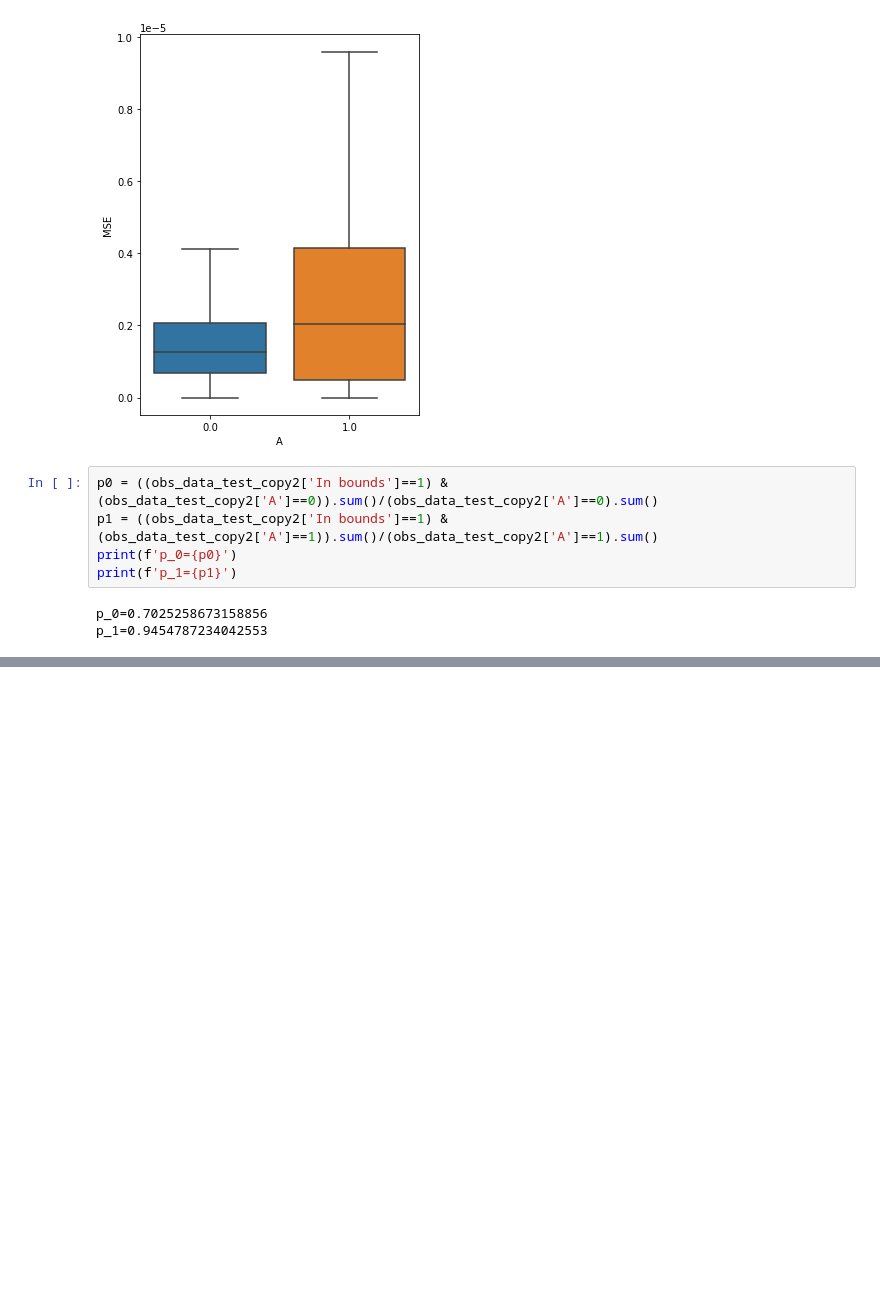
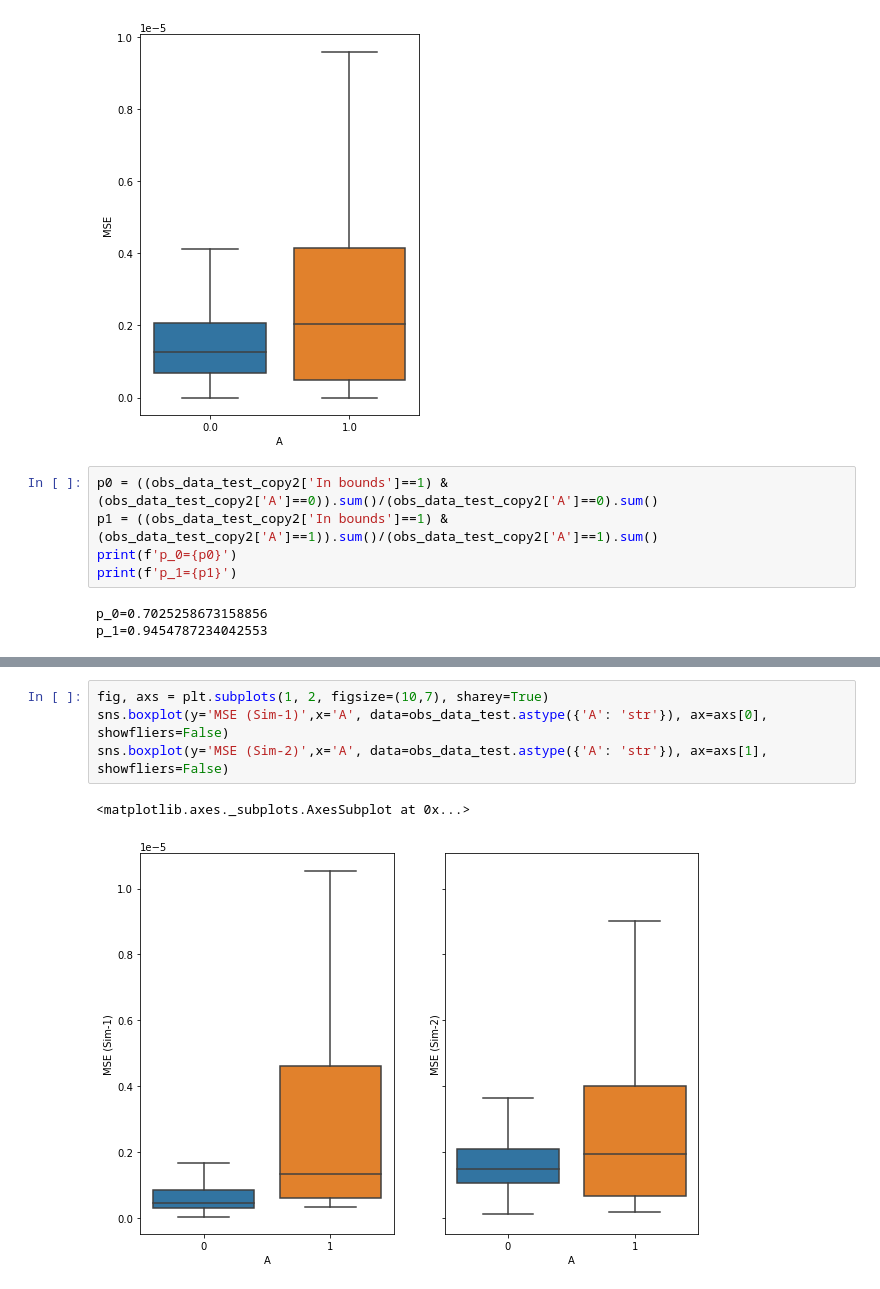
Before and after one commit to faaizT/CausalTwinAssessment, a Jupyter notebook: Cartpole Simulator.ipynb, the cells around one changed output, grey strips where cells are left out. Drawn from its saved outputs; the diff is of its cells as text; blank space fills up the shorter version.

```diff
--- a/Cartpole Simulator.ipynb
+++ b/Cartpole Simulator.ipynb
@@ -842,0 +939,7 @@ p_1=0.9454787234042553
+# %%
+fig, axs = plt.subplots(1, 2, figsize=(10,7), sharey=True)
+sns.boxplot(y='MSE (Sim-1)',x='A', data=obs_data_test.astype({'A': 'str'}), ax=axs[0], showfliers=False)
+sns.boxplot(y='MSE (Sim-2)',x='A', data=obs_data_test.astype({'A': 'str'}), ax=axs[1], showfliers=False)
+# %% [output]
+<matplotlib.axes._subplots.AxesSubplot at 0x...>
+[figure, added]
```
Also changed, not shown: parts of 6 cells of this notebook.
